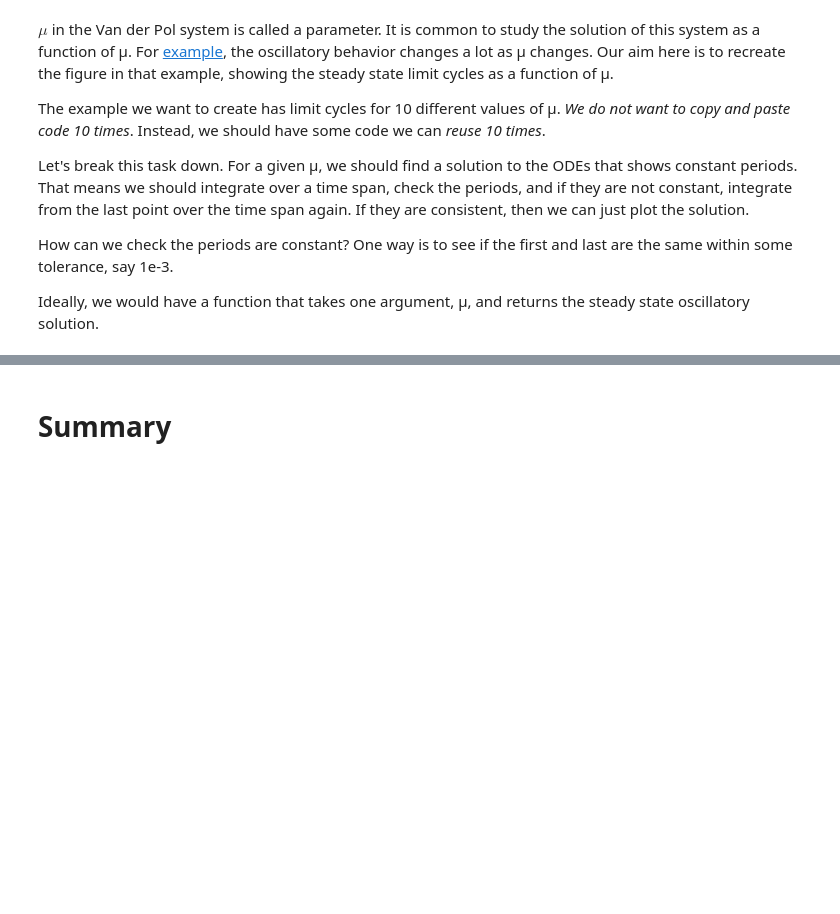
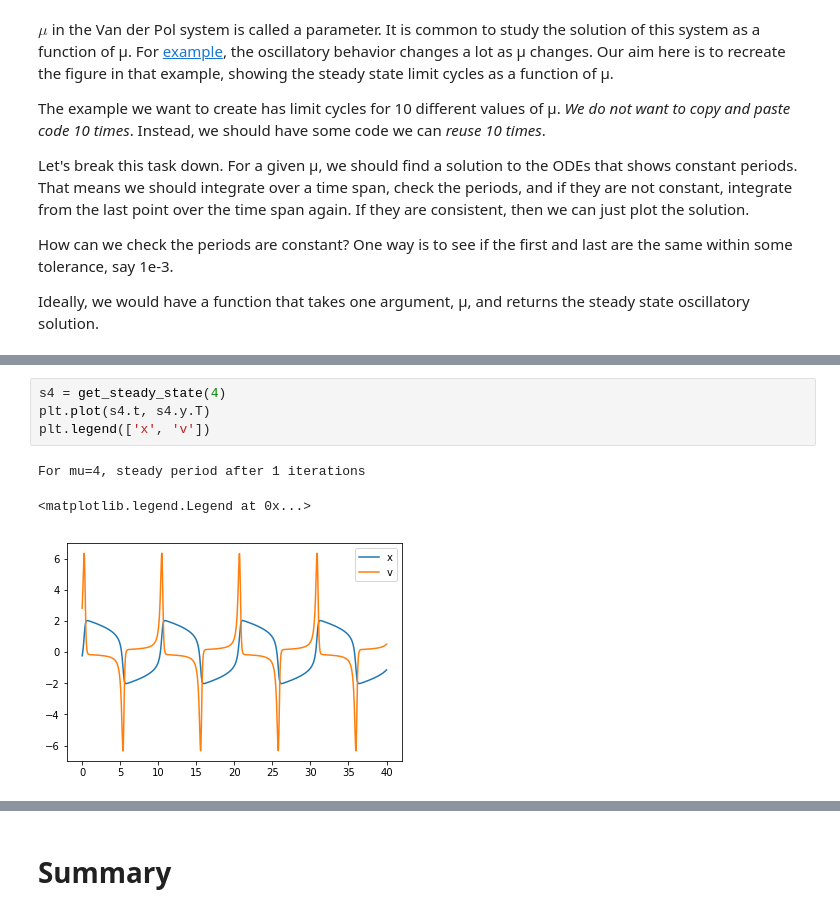
Before and after one commit to jkitchin/f18-06623, a Jupyter notebook: lectures/nth-odes.ipynb, the cells around one changed output, grey strips where cells are left out. Saved outputs shown, nothing was run; the diff lists cells and outputs as text; blank space fills up the shorter version.

```diff
--- a/lectures/nth-odes.ipynb
+++ b/lectures/nth-odes.ipynb
@@ -262,0 +320,8 @@ For mu=0.01, steady period after 0 iterations
+# %%
+s4 = get_steady_state(4)
+plt.plot(s4.t, s4.y.T)
+plt.legend(['x', 'v'])
+# %% [output]
+For mu=4, steady period after 1 iterations
+<matplotlib.legend.Legend at 0x...>
+[figure, added]
```
Also changed, not shown: parts of 15 cells of this notebook, 2 other files.
